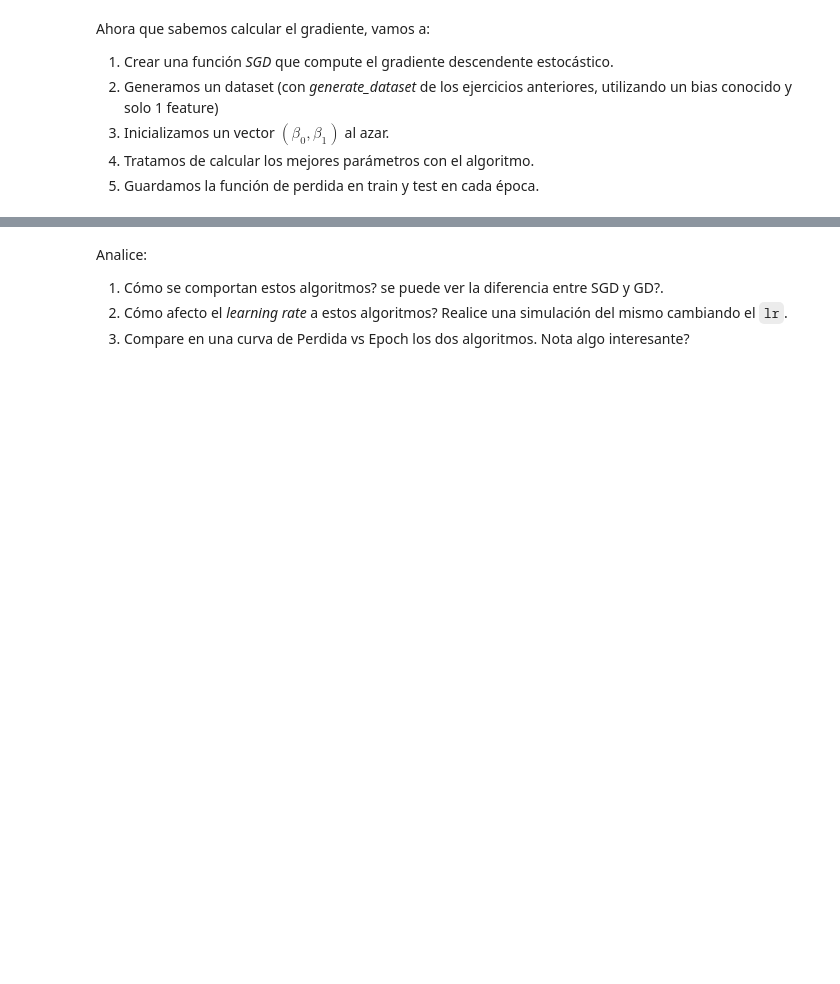
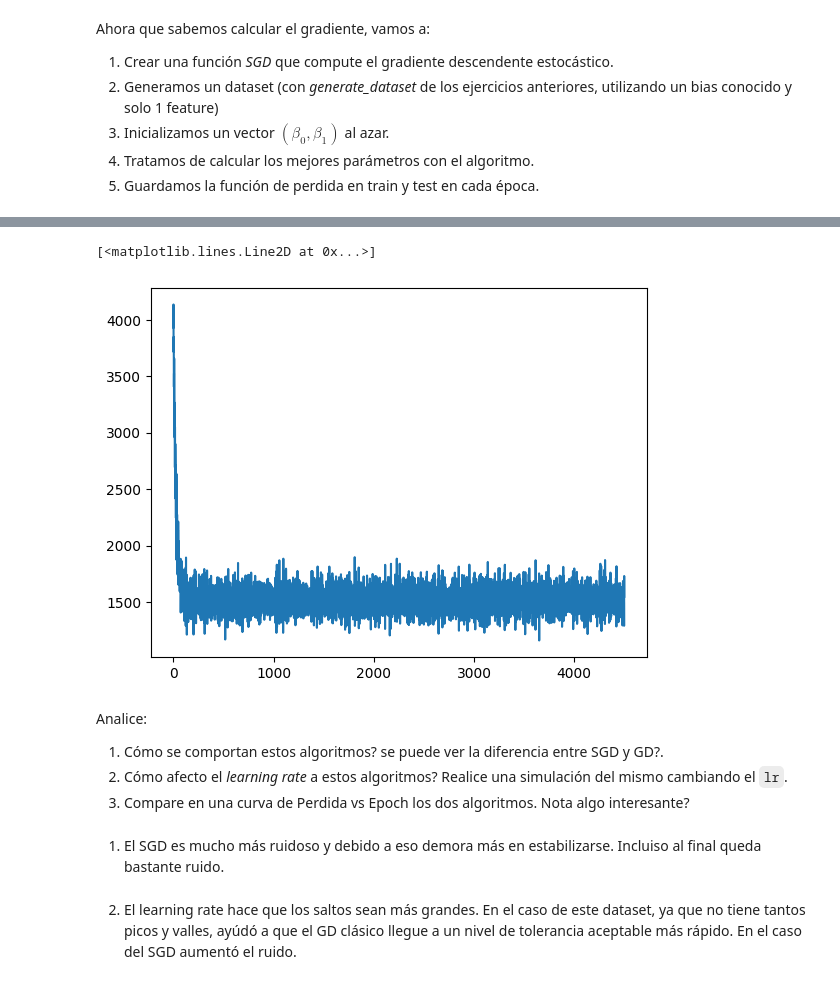
Before and after one commit to JossySoo/intro_ia, a Jupyter notebook: tp_integrador_enunciado/tpi_parte2-Solucion_Josselyn.ipynb, the cells around one changed output, grey strips where cells are left out. Cells and saved outputs as stored; diff of their text form; code cells hidden in the pictures; blank space fills up the shorter version.

```diff
--- a/tp_integrador_enunciado/tpi_parte2-Solucion_Josselyn.ipynb
+++ b/tp_integrador_enunciado/tpi_parte2-Solucion_Josselyn.ipynb
@@ -439,3 +692,29 @@ Ahora que sabemos calcular el gradiente, vamos a:
 3. Inicializamos un vector $(\beta_0, \beta_1)$ al azar.
 4. Tratamos de calcular los mejores parámetros con el algoritmo.
 5. Guardamos la función de perdida en train y test en cada época.
+# %%
+def gradiente_descendente_estocastico(X,y,theta,alpha,n_epocas,tolerancia,n_muestras):
+    error_h= []
+    samples=X.shape[0]
+    tamano_muestra=int(samples/n_muestras)
+
+    for i in range(n_epocas):
+        new_indx= np.random.permutation(np.arange(samples))
+        inicio=0
+        for n in range(n_muestras):
+            sample_indx=new_indx[inicio:inicio+tamano_muestra]
+            X_sample=np.array(X)[sample_indx]
+            y_sample=np.array(y)[sample_indx]
+            inicio+=tamano_muestra
+            if len(error_h)>2:
+                delta = abs(error_h[-1] - error_h[-2]) # se ve la variación entre los últimos 2 erores
+                if delta <tolerancia:             # si no varió mucho se para por tolerancia
+                    break
+            theta = theta -alpha*gradient(X_sample,y_sample,theta) # se calcula el theta siguiente en la dirección del gradiente por una magnitud alpha
+
+            error = np.mean((y_sample-X_sample.dot(theta))**2) # se calcula el error cuadrático medio
+            error_h.append(error)
+    return theta,error_h,X_sample,y_sample
+# %%
+theta=np.random.randn(2)
+theta,error_h,X_sample,y_sample =gradiente_descendente_estocastico(X_GD,y_GD,theta,alpha=0.01,n_epocas=1500,tolerancia=0.0001,n_muestras=3)
@@ -442,6 +741,15 @@ Ahora que sabemos calcular el gradiente, vamos a:
+# %%
+plt.plot(error_h)
+# %% [output]
+[<matplotlib.lines.Line2D at 0x...>]
+[figure, added]
 # %% [markdown]
 Analice:
 
 1. Cómo se comportan estos algoritmos? se puede ver la diferencia entre SGD y GD?.
 2. Cómo afecto el _learning rate_ a estos algoritmos? Realice una simulación del mismo cambiando el `lr`.
 3. Compare en una curva de Perdida vs Epoch los dos algoritmos. Nota algo interesante?
+# %% [markdown]
+1. El SGD es mucho más ruidoso y debido a eso demora más en estabilizarse. Incluiso al final queda bastante ruido.
+# %% [markdown]
+2. El learning rate hace que los saltos sean más grandes. En el caso de este dataset, ya que no tiene tantos picos y valles, ayúdó a que el GD clásico llegue a un nivel de tolerancia aceptable más rápido. En el caso del SGD aumentó el ruido.
```
Also changed, not shown: parts of 31 cells of this notebook, 1 other file.
